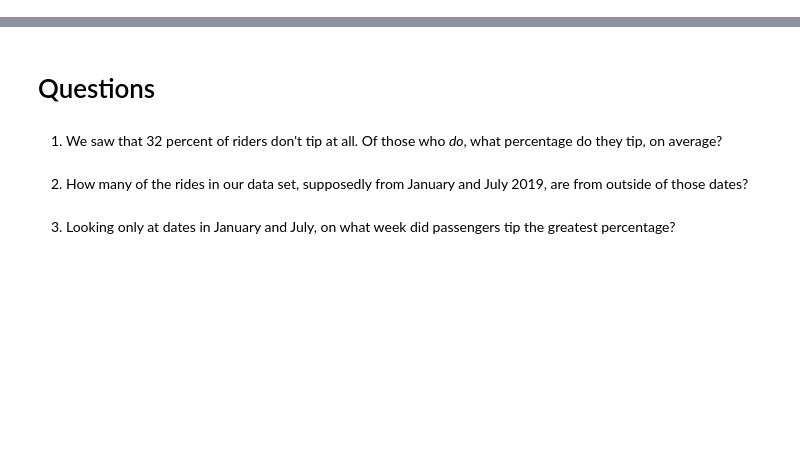
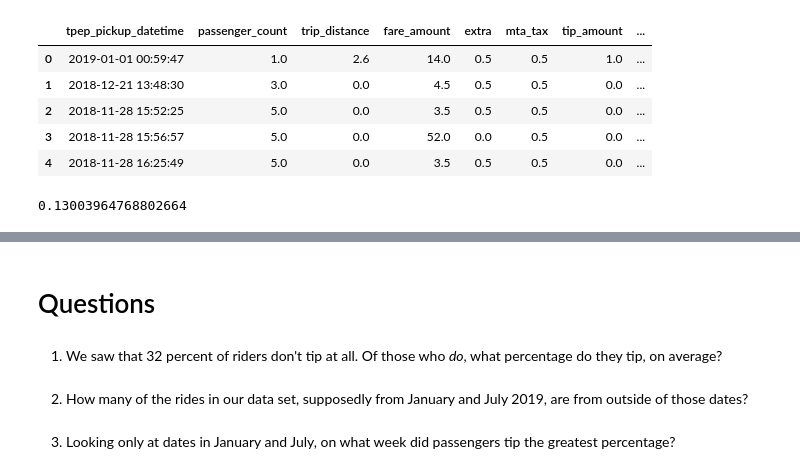
Before and after one commit to Christelleelkhoury/AAI614_-ElKhoury-, a Jupyter notebook: Week 2/Notebook2.6.ipynb, the cells around one changed output, grey strips where cells are left out. Saved outputs shown, nothing was run; the diff lists cells and outputs as text; code cells hidden in the pictures; blank space fills up the shorter version.

```diff
--- a/Week 2/Notebook2.6.ipynb
+++ b/Week 2/Notebook2.6.ipynb
@@ -13,35 +13,44 @@ ssl._create_default_https_context = ssl._create_unverified_context
 # Include the following columns: tpep_pickup_datetime, passenger_count, trip_distance,
 # fare_amount, extra, mta_tax, tip_amount, tolls_amount, improvement_surcharge,
 # total_amount, and congestion_surcharge.
 
 filenames = ['https://raw.githubusercontent.com/harmanani/AAI614/refs/heads/main/Week%202/nyc_taxi/nyc_taxi_2019-01aa.csv', 'https://raw.githubusercontent.com/harmanani/AAI614/refs/heads/main/Week%202/nyc_taxi/nyc_taxi_2019-01aq.csv', 'https://raw.githubusercontent.com/harmanani/AAI614/refs/heads/main/Week%202/nyc_taxi/nyc_taxi_2019-01bg.csv',
              'https://raw.githubusercontent.com/harmanani/AAI614/refs/heads/main/Week%202/nyc_taxi/nyc_taxi_2019-07ap.csv', 'https://raw.githubusercontent.com/harmanani/AAI614/refs/heads/main/Week%202/nyc_taxi/nyc_taxi_2019-01ab.csv', 'https://raw.githubusercontent.com/harmanani/AAI614/refs/heads/main/Week%202/nyc_taxi/nyc_taxi_2019-01ar.csv',
             'https://raw.githubusercontent.com/harmanani/AAI614/refs/heads/main/Week%202/nyc_taxi/nyc_taxi_2019-07aa.csv', 'https://raw.githubusercontent.com/harmanani/AAI614/refs/heads/main/Week%202/nyc_taxi/nyc_taxi_2019-07aq.csv', 'https://raw.githubusercontent.com/harmanani/AAI614/refs/heads/main/Week%202/nyc_taxi/nyc_taxi_2019-01ac.csv',
             'https://raw.githubusercontent.com/harmanani/AAI614/refs/heads/main/Week%202/nyc_taxi/nyc_taxi_2019-01as.csv', 'https://raw.githubusercontent.com/harmanani/AAI614/refs/heads/main/Week%202/nyc_taxi/nyc_taxi_2019-07ab.csv', 'https://raw.githubusercontent.com/harmanani/AAI614/refs/heads/main/Week%202/nyc_taxi/nyc_taxi_2019-07ar.csv',
             'https://raw.githubusercontent.com/harmanani/AAI614/refs/heads/main/Week%202/nyc_taxi/nyc_taxi_2019-01ad.csv', 'https://raw.githubusercontent.com/harmanani/AAI614/refs/heads/main/Week%202/nyc_taxi/nyc_taxi_2019-01at.csv', 'https://raw.githubusercontent.com/harmanani/AAI614/refs/heads/main/Week%202/nyc_taxi/nyc_taxi_2019-07ac.csv',
             'https://raw.githubusercontent.com/harmanani/AAI614/refs/heads/main/Week%202/nyc_taxi/nyc_taxi_2019-07as.csv', 'https://raw.githubusercontent.com/harmanani/AAI614/refs/heads/main/Week%202/nyc_taxi/nyc_taxi_2019-01ae.csv', 'https://raw.githubusercontent.com/harmanani/AAI614/refs/heads/main/Week%202/nyc_taxi/nyc_taxi_2019-01au.csv',
             'https://raw.githubusercontent.com/harmanani/AAI614/refs/heads/main/Week%202/nyc_taxi/nyc_taxi_2019-07ad.csv', 'https://raw.githubusercontent.com/harmanani/AAI614/refs/heads/main/Week%202/nyc_taxi/nyc_taxi_2019-07at.csv', 'https://raw.githubusercontent.com/harmanani/AAI614/refs/heads/main/Week%202/nyc_taxi/nyc_taxi_2019-01af.csv',
             'https://raw.githubusercontent.com/harmanani/AAI614/refs/heads/main/Week%202/nyc_taxi/nyc_taxi_2019-01av.csv', 'https://raw.githubusercontent.com/harmanani/AAI614/refs/heads/main/Week%202/nyc_taxi/nyc_taxi_2019-07ae.csv', 'https://raw.githubusercontent.com/harmanani/AAI614/refs/heads/main/Week%202/nyc_taxi/nyc_taxi_2019-07au.csv',
             'https://raw.githubusercontent.com/harmanani/AAI614/refs/heads/main/Week%202/nyc_taxi/nyc_taxi_2019-01ag.csv', 'https://raw.githubusercontent.com/harmanani/AAI614/refs/heads/main/Week%202/nyc_taxi/nyc_taxi_2019-01aw.csv', 'https://raw.githubusercontent.com/harmanani/AAI614/refs/heads/main/Week%202/nyc_taxi/nyc_taxi_2019-07af.csv',
             'https://raw.githubusercontent.com/harmanani/AAI614/refs/heads/main/Week%202/nyc_taxi/nyc_taxi_2019-07av.csv', 'https://raw.githubusercontent.com/harmanani/AAI614/refs/heads/main/Week%202/nyc_taxi/nyc_taxi_2019-01ah.csv', 'https://raw.githubusercontent.com/harmanani/AAI614/refs/heads/main/Week%202/nyc_taxi/nyc_taxi_2019-01ax.csv',
             'https://raw.githubusercontent.com/harmanani/AAI614/refs/heads/main/Week%202/nyc_taxi/nyc_taxi_2019-07ag.csv', 'https://raw.githubusercontent.com/harmanani/AAI614/refs/heads/main/Week%202/nyc_taxi/nyc_taxi_2019-07aw.csv', 'https://raw.githubusercontent.com/harmanani/AAI614/refs/heads/main/Week%202/nyc_taxi/nyc_taxi_2019-01ai.csv',
             'https://raw.githubusercontent.com/harmanani/AAI614/refs/heads/main/Week%202/nyc_taxi/nyc_taxi_2019-01ay.csv',
             'https://raw.githubusercontent.com/harmanani/AAI614/refs/heads/main/Week%202/nyc_taxi/nyc_taxi_2019-07ah.csv', 'https://raw.githubusercontent.com/harmanani/AAI614/refs/heads/main/Week%202/nyc_taxi/nyc_taxi_2019-07ax.csv', 'https://raw.githubusercontent.com/harmanani/AAI614/refs/heads/main/Week%202/nyc_taxi/nyc_taxi_2019-01aj.csv',
             'https://raw.githubusercontent.com/harmanani/AAI614/refs/heads/main/Week%202/nyc_taxi/nyc_taxi_2019-01az.csv', 'https://raw.githubusercontent.com/harmanani/AAI614/refs/heads/main/Week%202/nyc_taxi/nyc_taxi_2019-07ai.csv', 'https://raw.githubusercontent.com/harmanani/AAI614/refs/heads/main/Week%202/nyc_taxi/nyc_taxi_2019-07ay.csv',
             'https://raw.githubusercontent.com/harmanani/AAI614/refs/heads/main/Week%202/nyc_taxi/nyc_taxi_2019-01ak.csv', 'https://raw.githubusercontent.com/harmanani/AAI614/refs/heads/main/Week%202/nyc_taxi/nyc_taxi_2019-01ba.csv', 'https://raw.githubusercontent.com/harmanani/AAI614/refs/heads/main/Week%202/nyc_taxi/nyc_taxi_2019-07aj.csv',
             'https://raw.githubusercontent.com/harmanani/AAI614/refs/heads/main/Week%202/nyc_taxi/nyc_taxi_2019-07az.csv', 'https://raw.githubusercontent.com/harmanani/AAI614/refs/heads/main/Week%202/nyc_taxi/nyc_taxi_2019-01al.csv', 'https://raw.githubusercontent.com/harmanani/AAI614/refs/heads/main/Week%202/nyc_taxi/nyc_taxi_2019-01bb.csv',
             'https://raw.githubusercontent.com/harmanani/AAI614/refs/heads/main/Week%202/nyc_taxi/nyc_taxi_2019-07ak.csv', 'https://raw.githubusercontent.com/harmanani/AAI614/refs/heads/main/Week%202/nyc_taxi/nyc_taxi_2019-07ba.csv', 'https://raw.githubusercontent.com/harmanani/AAI614/refs/heads/main/Week%202/nyc_taxi/nyc_taxi_2019-01am.csv',
             'https://raw.githubusercontent.com/harmanani/AAI614/refs/heads/main/Week%202/nyc_taxi/nyc_taxi_2019-01bc.csv', 'https://raw.githubusercontent.com/harmanani/AAI614/refs/heads/main/Week%202/nyc_taxi/nyc_taxi_2019-07al.csv', 'https://raw.githubusercontent.com/harmanani/AAI614/refs/heads/main/Week%202/nyc_taxi/nyc_taxi_2019-07bb.csv',
             'https://raw.githubusercontent.com/harmanani/AAI614/refs/heads/main/Week%202/nyc_taxi/nyc_taxi_2019-01an.csv', 'https://raw.githubusercontent.com/harmanani/AAI614/refs/heads/main/Week%202/nyc_taxi/nyc_taxi_2019-01bd.csv', 'https://raw.githubusercontent.com/harmanani/AAI614/refs/heads/main/Week%202/nyc_taxi/nyc_taxi_2019-07am.csv',
             'https://raw.githubusercontent.com/harmanani/AAI614/refs/heads/main/Week%202/nyc_taxi/nyc_taxi_2019-01ao.csv', 'https://raw.githubusercontent.com/harmanani/AAI614/refs/heads/main/Week%202/nyc_taxi/nyc_taxi_2019-01be.csv', 'https://raw.githubusercontent.com/harmanani/AAI614/refs/heads/main/Week%202/nyc_taxi/nyc_taxi_2019-07an.csv',
             'https://raw.githubusercontent.com/harmanani/AAI614/refs/heads/main/Week%202/nyc_taxi/nyc_taxi_2019-01ap.csv', 'https://raw.githubusercontent.com/harmanani/AAI614/refs/heads/main/Week%202/nyc_taxi/nyc_taxi_2019-01bf.csv', 'https://raw.githubusercontent.com/harmanani/AAI614/refs/heads/main/Week%202/nyc_taxi/nyc_taxi_2019-07ao.csv']
 
-all_dfs = [pd.read_csv(one_filename) for one_filename in filenames]
+file_headers = ['VendorID', 'tpep_pickup_datetime', 'tpep_dropoff_datetime', 'passenger_count', 'trip_distance', 'RatecodeID', 'store_and_fwd_flag', 'PULocationID', 'DOLocationID', 'payment_type', 'fare_amount', 'extra', 'mta_tax', 'tip_amount', 'tolls_amount', 'improvement_surcharge', 'total_amount', 'congestion_surcharge']
+included_col = ['tpep_pickup_datetime', 'passenger_count', 'trip_distance', 'fare_amount', 'extra', 'mta_tax', 'tip_amount', 'tolls_amount', 'improvement_surcharge', 'total_amount', 'congestion_surcharge']
+
+all_dfs = [pd.read_csv(one_filename, names = file_headers, header = 1, low_memory = False, usecols = included_col, parse_dates = ['tpep_pickup_datetime']) for one_filename in filenames]
 
 df = pd.concat(all_dfs)
 
-
 df.head()
+# %% [output]
+|  | tpep_pickup_datetime | passenger_count | trip_distance | fare_amount | extra | mta_tax | tip_amount | ... |
+| 0 | 2019-01-01 00:59:47 | 1.0 | 2.6 | 14.0 | 0.5 | 0.5 | 1.0 | ... |
+| 1 | 2018-12-21 13:48:30 | 3.0 | 0.0 | 4.5 | 0.5 | 0.5 | 0.0 | ... |
+| 2 | 2018-11-28 15:52:25 | 5.0 | 0.0 | 3.5 | 0.5 | 0.5 | 0.0 | ... |
+| 3 | 2018-11-28 15:56:57 | 5.0 | 0.0 | 52.0 | 0.0 | 0.5 | 0.0 | ... |
+| 4 | 2018-11-28 16:25:49 | 5.0 | 0.0 | 3.5 | 0.5 | 0.5 | 0.0 | ... |
 # %%
 # Create a new column, pre_tip_amount
 df['pre_tip_amount'] = (
@@ -56,6 +65,8 @@ df['tip_percentage'] = df['tip_amount'] / df['pre_tip_amount']
 # %%
 # What was the overall tip percentage?
 df['tip_percentage'].mean()
+# %% [output]
+0.13003964768802664
 # %%
 # How many times did people tip more than 100%?
 (df['tip_percentage'] > 1).value_counts()
```
Also changed, not shown: parts of 10 cells of this notebook.
